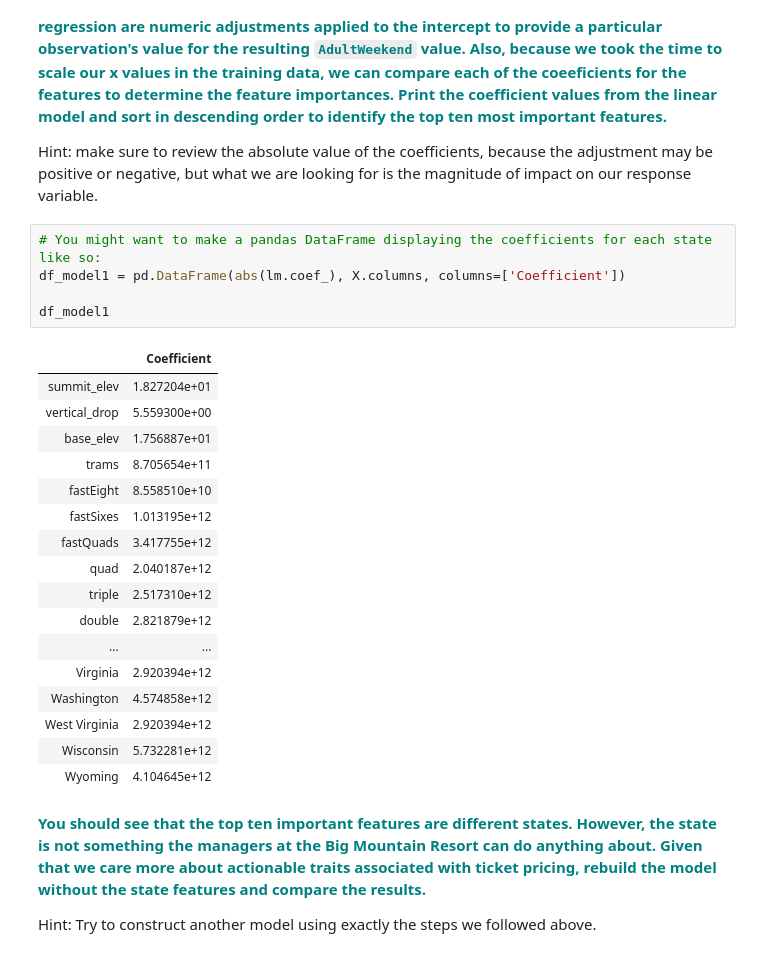
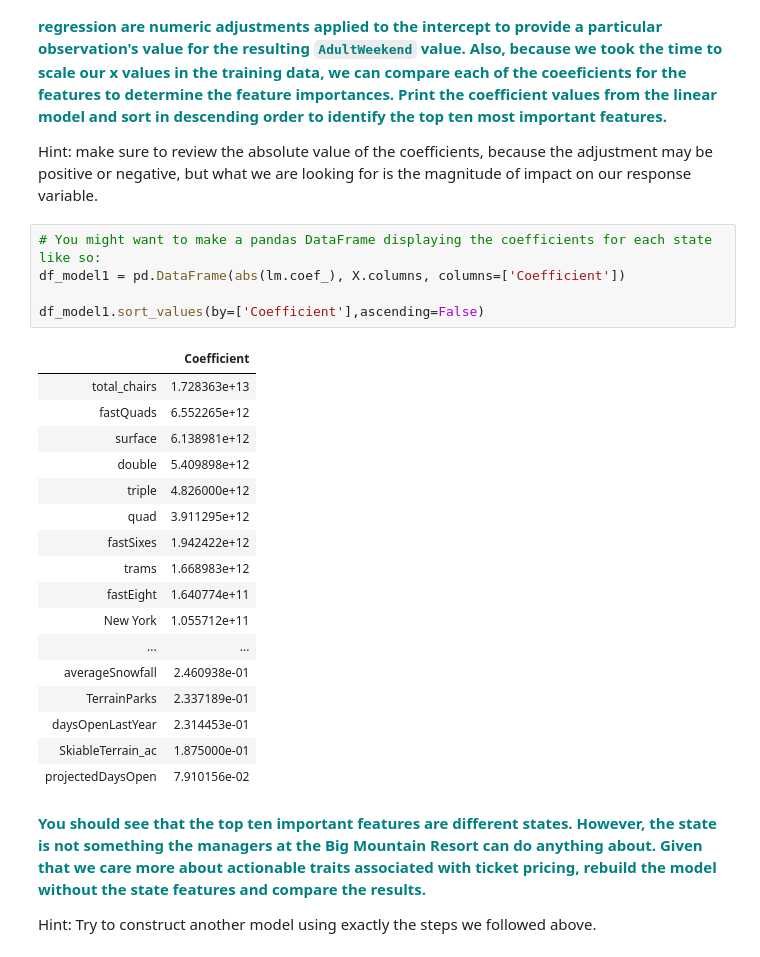
Before and after one commit to Oraff1/GuidedCapstone, a Jupyter notebook: DataWrangling/Notebook_stepfourandfive.ipynb, the cells around one changed output. Saved outputs shown, nothing was run; the diff lists cells and outputs as text.

```diff
--- a/DataWrangling/Notebook_stepfourandfive.ipynb
+++ b/DataWrangling/Notebook_stepfourandfive.ipynb
@@ -229,26 +226,26 @@ Hint: make sure to review the absolute value of the coefficients, because the ad
 # %%
 # You might want to make a pandas DataFrame displaying the coefficients for each state like so:
 df_model1 = pd.DataFrame(abs(lm.coef_), X.columns, columns=['Coefficient'])
 
-df_model1
+df_model1.sort_values(by=['Coefficient'],ascending=False)
 # %% [output]
 |  | Coefficient |
-| summit_elev | 1.827204e+01 |
-| vertical_drop | 5.559300e+00 |
-| base_elev | 1.756887e+01 |
-| trams | 8.705654e+11 |
-| fastEight | 8.558510e+10 |
-| fastSixes | 1.013195e+12 |
-| fastQuads | 3.417755e+12 |
-| quad | 2.040187e+12 |
-| triple | 2.517310e+12 |
-| double | 2.821879e+12 |
+| total_chairs | 1.728363e+13 |
+| fastQuads | 6.552265e+12 |
+| surface | 6.138981e+12 |
+| double | 5.409898e+12 |
+| triple | 4.826000e+12 |
+| quad | 3.911295e+12 |
+| fastSixes | 1.942422e+12 |
+| trams | 1.668983e+12 |
+| fastEight | 1.640774e+11 |
+| New York | 1.055712e+11 |
 | ... | ... |
-| Virginia | 2.920394e+12 |
-| Washington | 4.574858e+12 |
-| West Virginia | 2.920394e+12 |
-| Wisconsin | 5.732281e+12 |
-| Wyoming | 4.104645e+12 |
+| averageSnowfall | 2.460938e-01 |
+| TerrainParks | 2.337189e-01 |
+| daysOpenLastYear | 2.314453e-01 |
+| SkiableTerrain_ac | 1.875000e-01 |
+| projectedDaysOpen | 7.910156e-02 |
 # %% [markdown]
 **<font color='teal'>You should see that the top ten important features are different states. However, the state is not something the managers at the Big Mountain Resort can do anything about. Given that we care more about actionable traits associated with ticket pricing, rebuild the model without the state features and compare the results. </font>**
 
```
Also changed, not shown: parts of 22 cells of this notebook.
